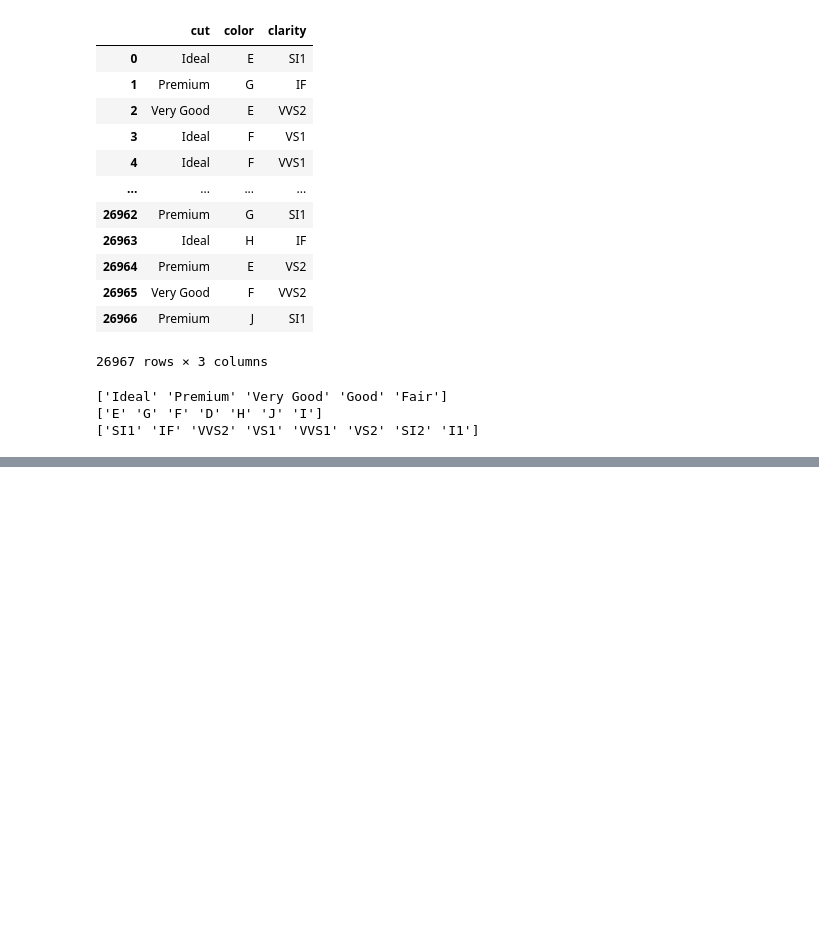
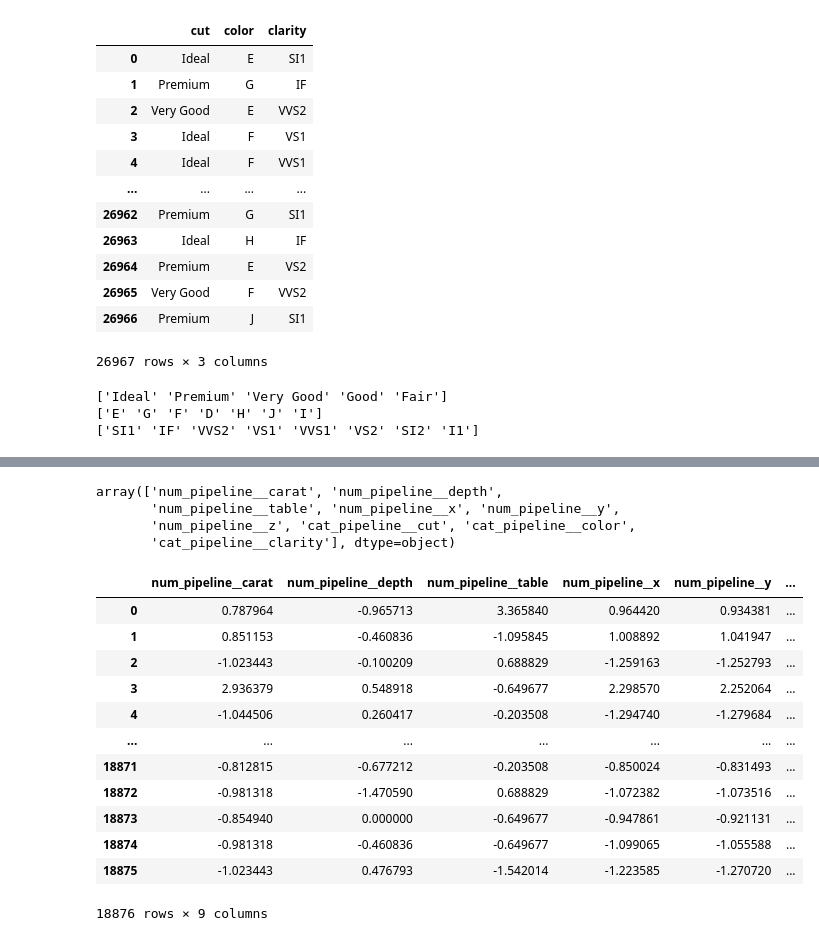
Before and after one commit to ISHAWANT/MLOPs, a Jupyter notebook: exprements/experements.ipynb, the cells around one changed output, grey strips where cells are left out. Cells and saved outputs as stored; diff of their text form; code cells hidden in the pictures; blank space fills up the shorter version.

```diff
--- a/exprements/experements.ipynb
+++ b/exprements/experements.ipynb
@@ -269,0 +433,7 @@ for col in cat_columns:
+# %%
+preprocessor = ColumnTransformer(
+    [
+        ("num_pipeline",num_pipeline,num_cols),
+        ("cat_pipeline",cat_pipeline,cat_columns)
+    ]
+)
@@ -269,0 +471,3 @@ for col in cat_columns:
+# %%
+from sklearn.model_selection import  train_test_split
+X_train,X_test,y_train,y_test = train_test_split(X,y,test_size=0.3,random_state = 42)
@@ -269,0 +482,2 @@ for col in cat_columns:
+# %%
+preprocessor.fit_transform(X_train)
@@ -269,0 +514,9 @@ for col in cat_columns:
+# %%
+preprocessor.get_feature_names_out()
+# %% [output]
+array(['num_pipeline__carat', 'num_pipeline__depth',
+       'num_pipeline__table', 'num_pipeline__x', 'num_pipeline__y',
+       'num_pipeline__z', 'cat_pipeline__cut', 'cat_pipeline__color',
+       'cat_pipeline__clarity'], dtype=object)
+# %%
+X_train = pd.DataFrame(preprocessor.fit_transform(X_train),columns=preprocessor.get_feature_names_out())
@@ -269,0 +525,16 @@ for col in cat_columns:
+# %%
+X_train
+# %% [output]
+|  | num_pipeline__carat | num_pipeline__depth | num_pipeline__table | num_pipeline__x | num_pipeline__y | ... |
+| 0 | 0.787964 | -0.965713 | 3.365840 | 0.964420 | 0.934381 | ... |
+| 1 | 0.851153 | -0.460836 | -1.095845 | 1.008892 | 1.041947 | ... |
+| 2 | -1.023443 | -0.100209 | 0.688829 | -1.259163 | -1.252793 | ... |
+| 3 | 2.936379 | 0.548918 | -0.649677 | 2.298570 | 2.252064 | ... |
+| 4 | -1.044506 | 0.260417 | -0.203508 | -1.294740 | -1.279684 | ... |
+| ... | ... | ... | ... | ... | ... | ... |
+| 18871 | -0.812815 | -0.677212 | -0.203508 | -0.850024 | -0.831493 | ... |
+| 18872 | -0.981318 | -1.470590 | 0.688829 | -1.072382 | -1.073516 | ... |
+| 18873 | -0.854940 | 0.000000 | -0.649677 | -0.947861 | -0.921131 | ... |
+| 18874 | -0.981318 | -0.460836 | -0.649677 | -1.099065 | -1.055588 | ... |
+| 18875 | -1.023443 | 0.476793 | -1.542014 | -1.223585 | -1.270720 | ... |
+18876 rows × 9 columns
```
Also changed, not shown: parts of 46 cells of this notebook.
